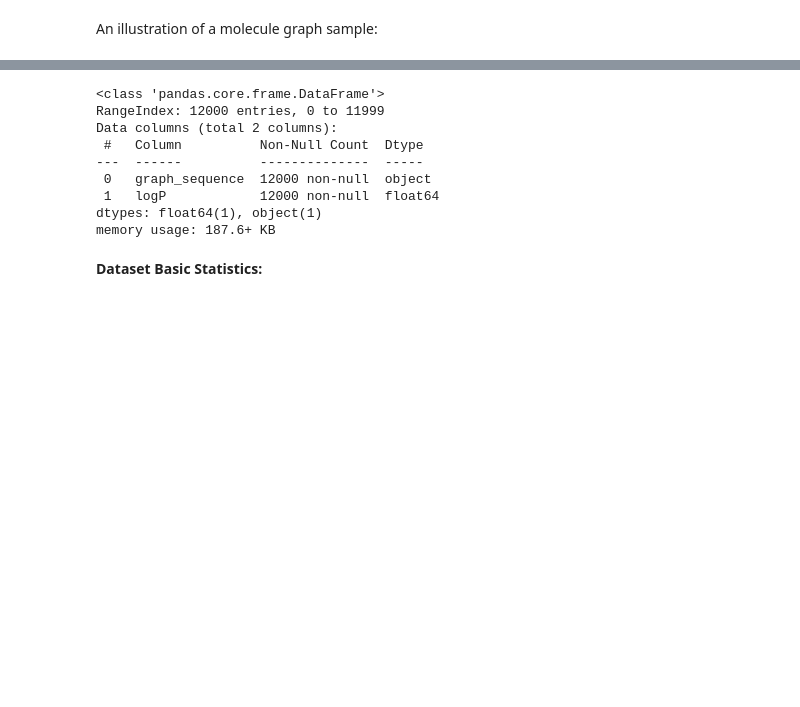
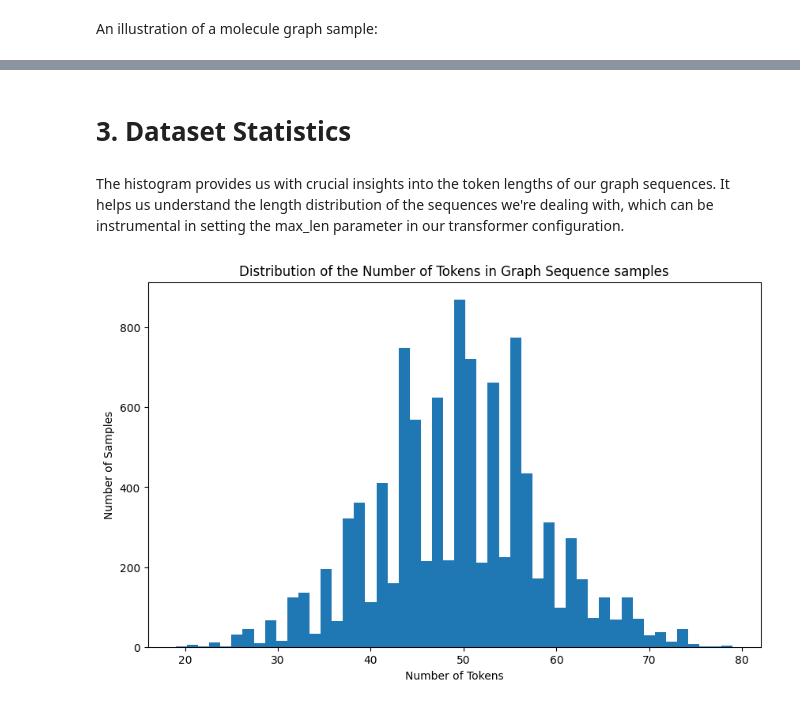
Before and after one commit to barel-guy/Graph-to-Text, a Jupyter notebook: Graph2Text.ipynb, the cells around one changed output, grey strips where cells are left out. Cells and saved outputs as stored; diff of their text form; code cells hidden in the pictures; blank space fills up the shorter version.

```diff
--- a/Graph2Text.ipynb
+++ b/Graph2Text.ipynb
@@ -152,15 +248,21 @@ zinc_dataset.head()
-# %%
-zinc_dataset.info()
-# %% [output]
-<class 'pandas.core.frame.DataFrame'>
-RangeIndex: 12000 entries, 0 to 11999
-Data columns (total 2 columns):
- #   Column          Non-Null Count  Dtype
----  ------          --------------  -----
- 0   graph_sequence  12000 non-null  object
- 1   logP            12000 non-null  float64
-dtypes: float64(1), object(1)
-memory usage: 187.6+ KB
 # %% [markdown]
-**Dataset Basic Statistics:**
+# 3. Dataset Statistics
+# %% [markdown]
+The histogram provides us with crucial insights into the token lengths of our graph sequences. It helps us understand the length distribution of the sequences we're dealing with, which can be instrumental in setting the max_len parameter in our transformer configuration.
+# %%
+# from transformers import AutoTokenizer
+tokenizer = LongformerTokenizer.from_pretrained('allenai/longformer-base-4096')
+
+# Compute the number of tokens in each text
+num_tokens = [len(tokenizer.encode(text)) for text in ZINC12kTrainDF['graph_sequence']]
+
+# Create a histogram of the number of tokens
+plt.figure(figsize=(10, 6))
+plt.hist(num_tokens, bins=50)
+plt.xlabel('Number of Tokens')
+plt.ylabel('Number of Samples')
+plt.title('Distribution of the Number of Tokens in Graph Sequence samples')
+plt.show()
+# %% [output]
+[figure, added]
 # %%
```
Also changed, not shown: parts of 32 cells of this notebook, 4 other files.
